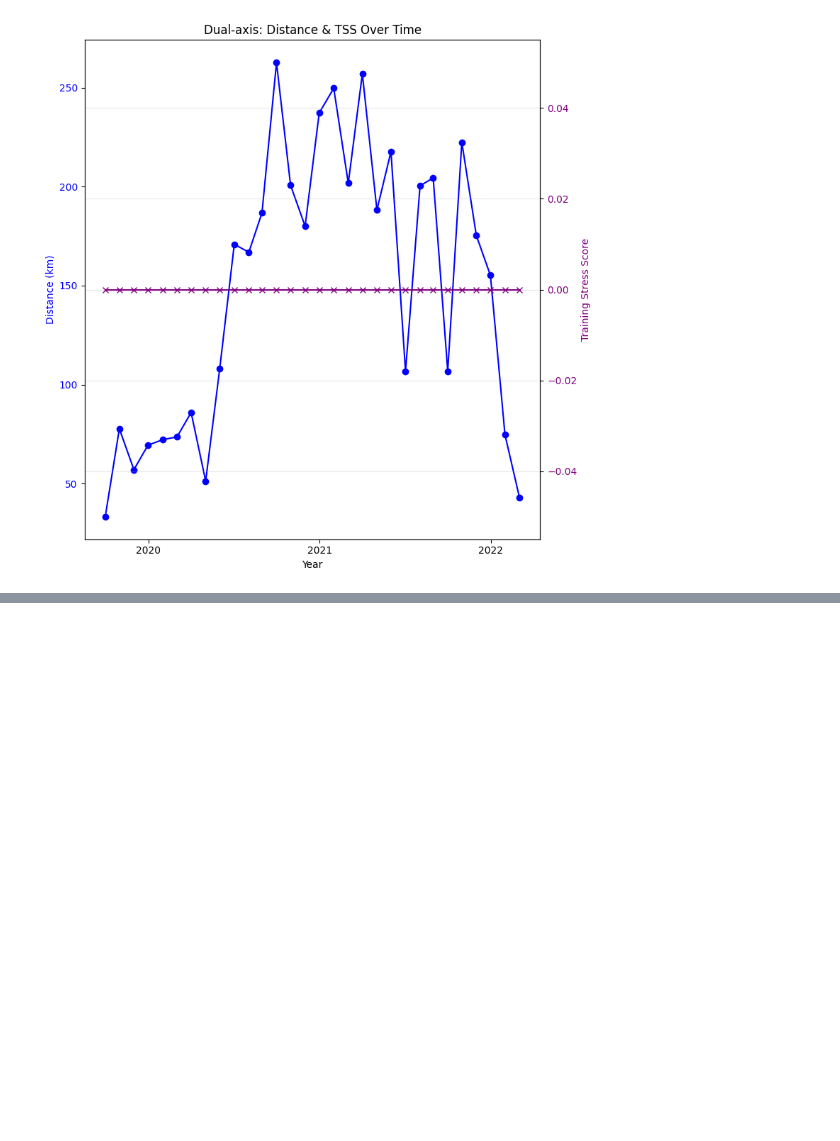
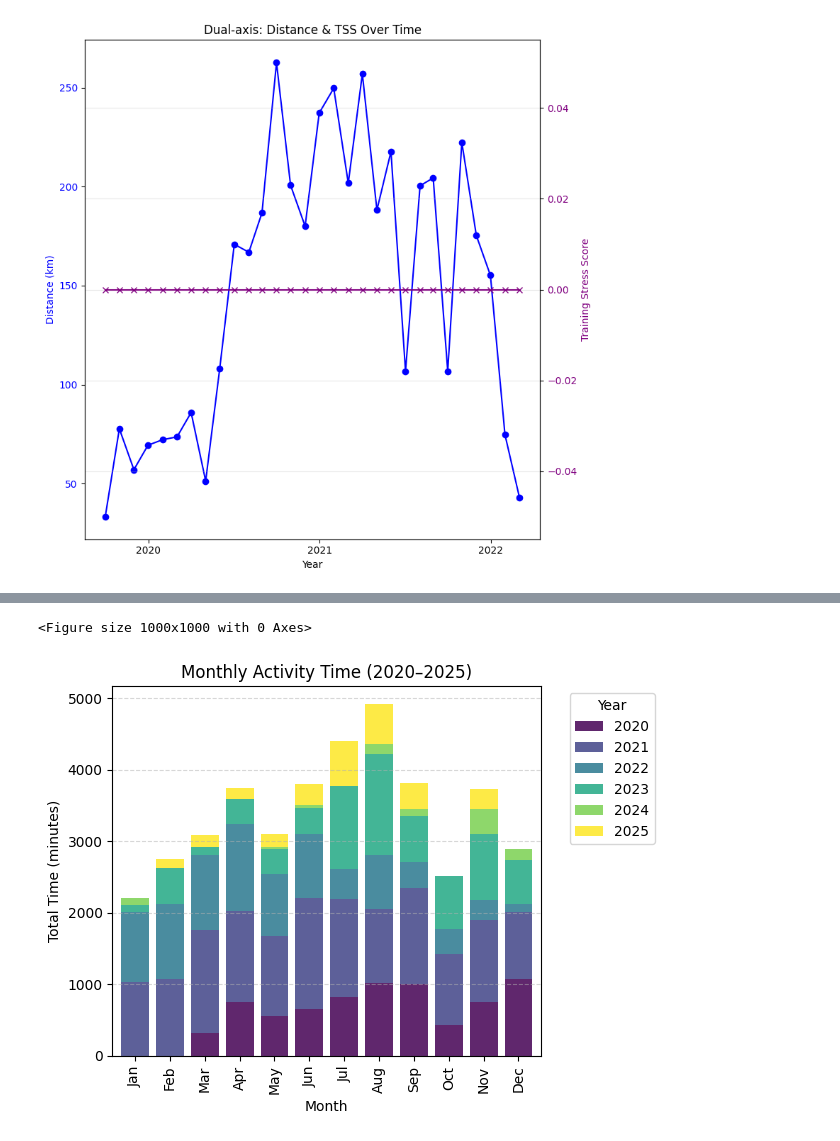
Before and after one commit to alireza-data/Sport-Activities, a Jupyter notebook: Activity_Analysis.ipynb, the cells around one changed output, grey strips where cells are left out. Cells and saved outputs as stored; diff of their text form; code cells hidden in the pictures; blank space fills up the shorter version.

```diff
--- a/Activity_Analysis.ipynb
+++ b/Activity_Analysis.ipynb
@@ -1040,0 +996,61 @@ plt.show()
+# %%
+import pandas as pd
+import matplotlib.pyplot as plt
+
+# === Load Dataset ===
+path = "/content/drive/MyDrive/Colab Notebooks/Sport Activities/Activities.csv"
+df = pd.read_csv(path)
+
+# === Data Cleaning ===
+df['Date'] = pd.to_datetime(df['Date'], errors='coerce')
+
+# Convert Time to total minutes
+def time_to_minutes(t):
+    try:
+        h, m, s = str(t).split(':')
+        return int(h)*60 + int(m) + float(s)/60
+    except:
+        return None
+
+df['Time_min'] = df['Time'].apply(time_to_minutes)
+df_clean = df.dropna(subset=['Date','Time_min']).copy()
+
+# Filter years 2020–2025
+df_clean = df_clean[df_clean['Date'].dt.year.between(2020,2025)].copy()
+
+# Extract Year and Month
+df_clean['Year'] = df_clean['Date'].dt.year
+df_clean['Month'] = df_clean['Date'].dt.month
+
+# === Aggregate Time by Month and Year ===
+monthly_time = df_clean.groupby(['Month','Year'])['Time_min'].sum().reset_index()
+
+# Pivot for stacked bars
+pivot_data = monthly_time.pivot(index='Month', columns='Year', values='Time_min').fillna(0)
+pivot_data = pivot_data.sort_index()
+
+# Map month numbers to short names
+month_labels = ['Jan','Feb','Mar','Apr','May','Jun','Jul','Aug','Sep','Oct','Nov','Dec']
+pivot_data.index = [month_labels[m-1] for m in pivot_data.index]
+
+# === Plot Stacked Bar Chart ===
+plt.figure(figsize=(10,10))  # square figure
+
+ax = pivot_data.plot(
+    kind='bar',
+    stacked=True,
+    colormap='viridis',
+    alpha=0.85,
+    width=0.8
+)
+
+plt.xlabel("Month")
+plt.ylabel("Total Time (minutes)")
+plt.title("Monthly Activity Time (2020–2025)")
+plt.grid(axis='y', linestyle='--', alpha=0.5)
+plt.legend(title="Year", bbox_to_anchor=(1.05,1), loc='upper left')
+plt.tight_layout()
+plt.show()
+# %% [output]
+<Figure size 1000x1000 with 0 Axes>
+[figure, added]
```
Also changed, not shown: parts of 22 cells of this notebook.
